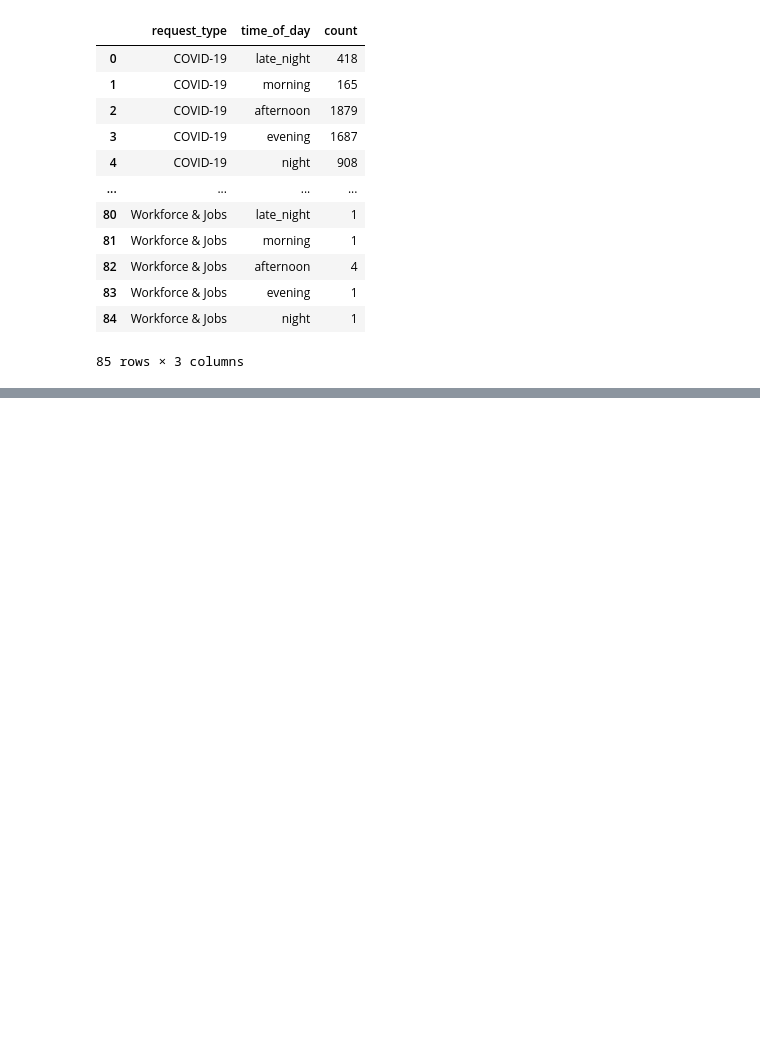
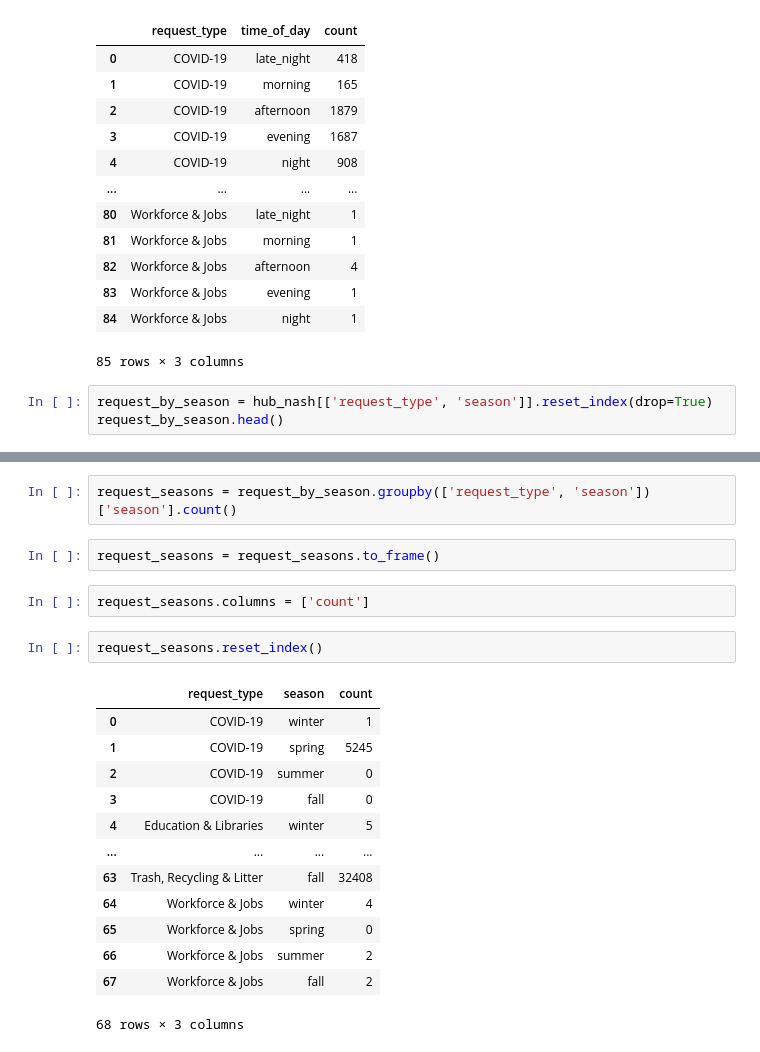
Before and after one commit to AmandaPartlow/hubNashville, a Jupyter notebook: notebooks/HubNashville_Call_Times.ipynb, the cells around one changed output, grey strips where cells are left out. Drawn from its saved outputs; the diff is of its cells as text; blank space fills up the shorter version.

Commit message:
all time dataframes

```diff
--- a/notebooks/HubNashville_Call_Times.ipynb
+++ b/notebooks/HubNashville_Call_Times.ipynb
@@ -175,3 +175,6 @@ request_times.reset_index()
 | 83 | Workforce & Jobs | evening | 1 |
 | 84 | Workforce & Jobs | night | 1 |
 85 rows × 3 columns
+# %%
+request_by_season = hub_nash[['request_type', 'season']].reset_index(drop=True)
+request_by_season.head()
@@ -177,0 +188,22 @@ request_times.reset_index()
+# %%
+request_seasons = request_by_season.groupby(['request_type', 'season'])['season'].count()
+# %%
+request_seasons = request_seasons.to_frame()
+# %%
+request_seasons.columns = ['count']
+# %%
+request_seasons.reset_index()
+# %% [output]
+|  | request_type | season | count |
+| 0 | COVID-19 | winter | 1 |
+| 1 | COVID-19 | spring | 5245 |
+| 2 | COVID-19 | summer | 0 |
+| 3 | COVID-19 | fall | 0 |
+| 4 | Education & Libraries | winter | 5 |
+| ... | ... | ... | ... |
+| 63 | Trash, Recycling & Litter | fall | 32408 |
+| 64 | Workforce & Jobs | winter | 4 |
+| 65 | Workforce & Jobs | spring | 0 |
+| 66 | Workforce & Jobs | summer | 2 |
+| 67 | Workforce & Jobs | fall | 2 |
+68 rows × 3 columns
```
Also changed, not shown: parts of 12 cells of this notebook.
